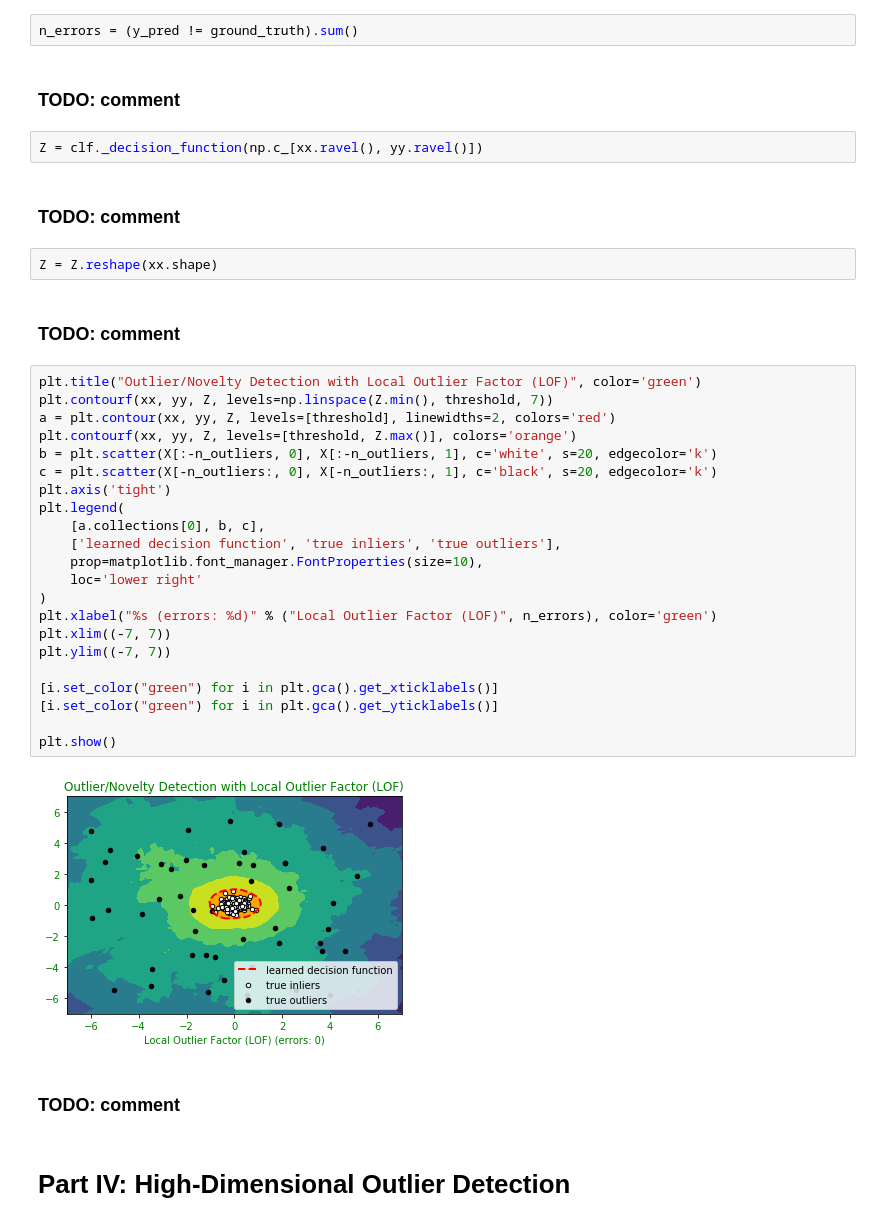
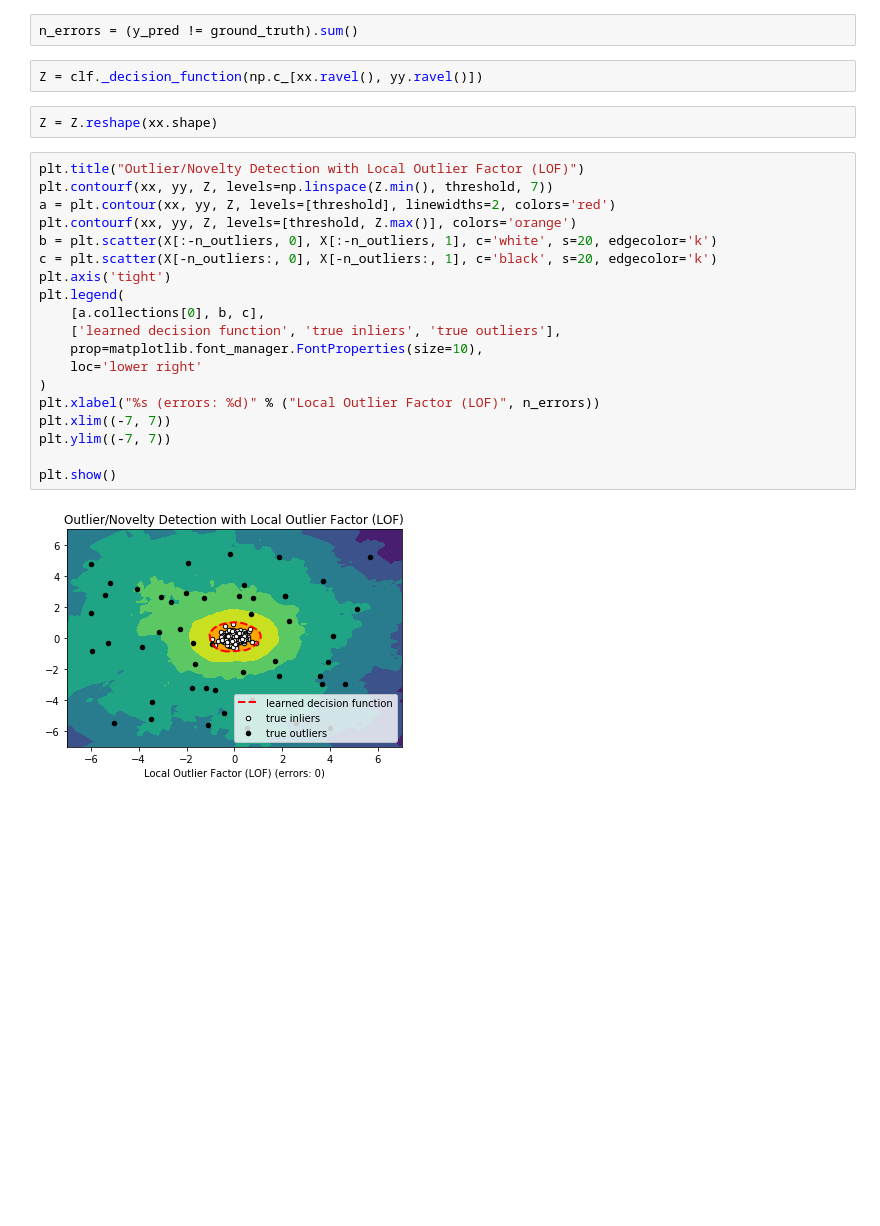
Before and after one commit to IooHooI/OUTLIER_DETECTION, a Jupyter notebook: notebooks/HW1.ipynb, the cells around one changed output. Drawn from its saved outputs; the diff is of its cells as text; blank space fills up the shorter version.

```diff
--- a/notebooks/HW1.ipynb
+++ b/notebooks/HW1.ipynb
@@ -293,40 +274,27 @@ threshold = stats.scoreatpercentile(scores_pred, 100 * outliers_fraction)
 # %%
 n_errors = (y_pred != ground_truth).sum()
-# %% [markdown]
-### TODO: comment
 # %%
 Z = clf._decision_function(np.c_[xx.ravel(), yy.ravel()])
-# %% [markdown]
-### TODO: comment
 # %%
 Z = Z.reshape(xx.shape)
-# %% [markdown]
-### TODO: comment
 # %%
-plt.title("Outlier/Novelty Detection with Local Outlier Factor (LOF)", color='green')
+plt.title("Outlier/Novelty Detection with Local Outlier Factor (LOF)")
 plt.contourf(xx, yy, Z, levels=np.linspace(Z.min(), threshold, 7))
 a = plt.contour(xx, yy, Z, levels=[threshold], linewidths=2, colors='red')
 plt.contourf(xx, yy, Z, levels=[threshold, Z.max()], colors='orange')
 b = plt.scatter(X[:-n_outliers, 0], X[:-n_outliers, 1], c='white', s=20, edgecolor='k')
 c = plt.scatter(X[-n_outliers:, 0], X[-n_outliers:, 1], c='black', s=20, edgecolor='k')
 plt.axis('tight')
 plt.legend(
     [a.collections[0], b, c],
     ['learned decision function', 'true inliers', 'true outliers'],
     prop=matplotlib.font_manager.FontProperties(size=10),
     loc='lower right'
 )
-plt.xlabel("%s (errors: %d)" % ("Local Outlier Factor (LOF)", n_errors), color='green')
+plt.xlabel("%s (errors: %d)" % ("Local Outlier Factor (LOF)", n_errors))
 plt.xlim((-7, 7))
 plt.ylim((-7, 7))
 
-[i.set_color("green") for i in plt.gca().get_xticklabels()]
-[i.set_color("green") for i in plt.gca().get_yticklabels()]
-
 plt.show()
 # %% [output]
-[figure, old version]
+[figure, new version]
-# %% [markdown]
-### TODO: comment
-# %% [markdown]
-# Part IV: High-Dimensional Outlier Detection
```
Also changed, not shown: parts of 20 cells of this notebook.
